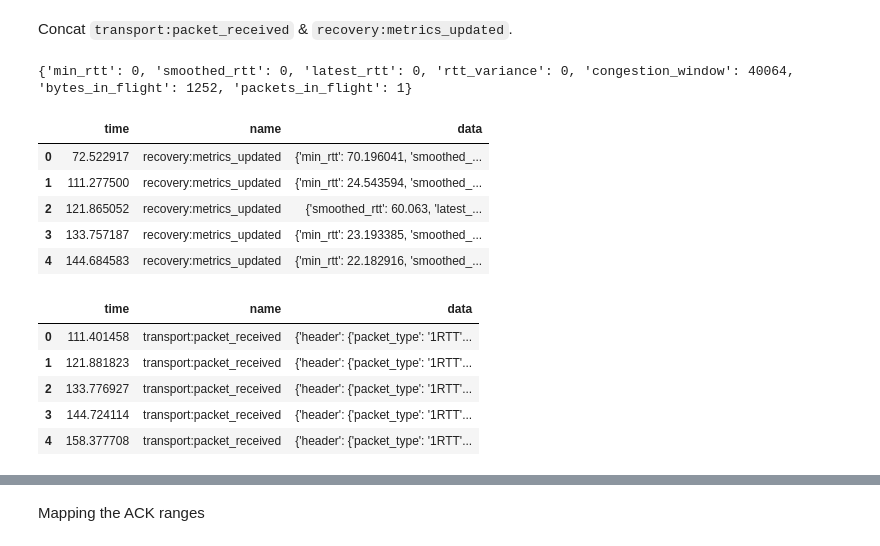
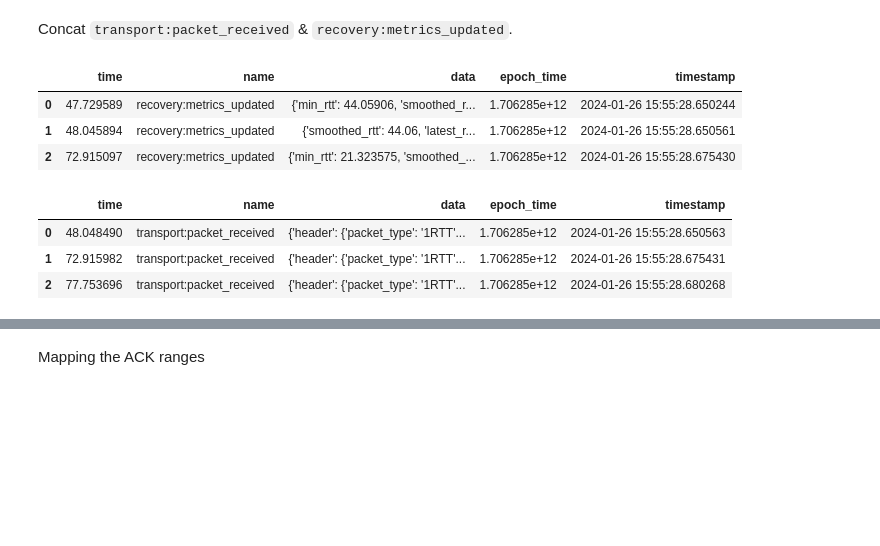
Before and after one commit to mollyy0514/GO_QUIC_socket, a Jupyter notebook: data/qlog_transform.ipynb, the cells around one changed output, grey strips where cells are left out. Cells and saved outputs as stored; diff of their text form; code cells hidden in the pictures; blank space fills up the shorter version.

```diff
--- a/data/qlog_transform.ipynb
+++ b/data/qlog_transform.ipynb
@@ -62,0 +88,18 @@ df = pd.read_csv(csv_file_path)
+# %%
+def GetStartTime(json_data):
+    # unit: ms
+    refTime = json_data[0]["trace"]["common_fields"]["reference_time"]
+    return refTime
+
+def ProcessTime(df, reference_time):
+    # Extract the "time" values from the DataFrame
+    original_times = (df['time'].astype(float))
+
+    # Calculate "epoch_time" and convert to timestamps
+    epoch_times = (reference_time + original_times)
+    timestamps = pd.to_datetime(epoch_times, unit='ms').dt.strftime('%Y-%m-%d %H:%M:%S.%f')
+
+    df['epoch_time'] = epoch_times
+    df['timestamp'] = timestamps
+
+    return df
@@ -62,0 +129,10 @@ df = pd.read_csv(csv_file_path)
+# %%
+sent_df = ProcessTime(sent_df, senderRefTime)
+# Add 8 hours to both epoch times and timestamps to match UMT+8
+# Also sync time with server
+epoch_times_gmt8 = sent_df["epoch_time"] + 8 * 3600 * 1000
+sent_df["epoch_time"] = epoch_times_gmt8
+timestamps_gmt8 = pd.to_datetime(epoch_times_gmt8, unit='ms').dt.strftime('%Y-%m-%d %H:%M:%S.%f')
+sent_df["timestamp"] = timestamps_gmt8
+
+sent_df[-5:]
@@ -63,13 +162,14 @@ df = pd.read_csv(csv_file_path)
 # %% [markdown]
 Parse the data.
 # %%
-metrics_all_rows = df[(df['name'] == 'recovery:metrics_updated') & (df['data'].str.contains("'bytes_in_flight':"))]
-metrics_sent_rows = df[(df['name'] == 'recovery:metrics_updated') & (df['data'].str.contains("{'bytes_in_flight':"))]
-metrics_ack_rows = df[(df['name'] == 'recovery:metrics_updated') & (df['data'].str.contains("'latest_rtt':"))]
-total_sent_rows = df[(df['name'] == 'transport:packet_sent')]
-pk_sent_rows = df[(df['name'] == 'transport:packet_sent') & (df['data'].str.contains("'frame_type': 'stream'"))]
-rcv_ack_rows = df[(df['name'] == 'transport:packet_received') & (df['data'].str.contains("'frame_type': 'ack'")) & (df['data'].str.contains("'packet_type': '1RTT'"))]
-lost_rows = df[df['name'] == 'recovery:packet_lost']
+# sender side data
+metrics_all_rows = sent_df[(sent_df['name'] == 'recovery:metrics_updated') & (sent_df['data'].str.contains("'bytes_in_flight':"))]
+metrics_sent_rows = sent_df[(sent_df['name'] == 'recovery:metrics_updated') & (sent_df['data'].str.contains("{'bytes_in_flight':"))]
+metrics_ack_rows = sent_df[(sent_df['name'] == 'recovery:metrics_updated') & (sent_df['data'].str.contains("'latest_rtt':"))]
+total_sent_rows = sent_df[(sent_df['name'] == 'transport:packet_sent')]
+pk_sent_rows = sent_df[(sent_df['name'] == 'transport:packet_sent') & (sent_df['data'].str.contains("'frame_type': 'stream'"))]
+rcv_ack_rows = sent_df[(sent_df['name'] == 'transport:packet_received') & (sent_df['data'].str.contains("'frame_type': 'ack'")) & (sent_df['data'].str.contains("'packet_type': '1RTT'"))]
+lost_rows = sent_df[sent_df['name'] == 'recovery:packet_lost']
 
 # Get the count of rows
 metrics_all_cnt = len(metrics_all_rows)
@@ -210,26 +317,20 @@ rcv_ack_rows = rcv_ack_rows.reset_index(drop=True)
 initial_ack_metrics = metrics_ack_rows.iloc[[0]]
 metrics_ack_rows.drop(index=metrics_ack_rows.index[0], inplace=True)
 metrics_ack_rows = metrics_ack_rows.reset_index(drop=True)
-# %%
-print(initial_ack_metrics.iloc[0]['data'])
-metrics_ack_rows[:5]
-# %% [output]
-{'min_rtt': 0, 'smoothed_rtt': 0, 'latest_rtt': 0, 'rtt_variance': 0, 'congestion_window': 40064, 'bytes_in_flight': 1252, 'packets_in_flight': 1}
-|  | time | name | data |
-| 0 | 72.522917 | recovery:metrics_updated | {'min_rtt': 70.196041, 'smoothed_... |
-| 1 | 111.277500 | recovery:metrics_updated | {'min_rtt': 24.543594, 'smoothed_... |
-| 2 | 121.865052 | recovery:metrics_updated | {'smoothed_rtt': 60.063, 'latest_... |
-| 3 | 133.757187 | recovery:metrics_updated | {'min_rtt': 23.193385, 'smoothed_... |
-| 4 | 144.684583 | recovery:metrics_updated | {'min_rtt': 22.182916, 'smoothed_... |
+# %%
+metrics_ack_rows[:3]
+# %% [output]
+|  | time | name | data | epoch_time | timestamp |
+| 0 | 47.729589 | recovery:metrics_updated | {'min_rtt': 44.05906, 'smoothed_r... | 1.706285e+12 | 2024-01-26 15:55:28.650244 |
+| 1 | 48.045894 | recovery:metrics_updated | {'smoothed_rtt': 44.06, 'latest_r... | 1.706285e+12 | 2024-01-26 15:55:28.650561 |
+| 2 | 72.915097 | recovery:metrics_updated | {'min_rtt': 21.323575, 'smoothed_... | 1.706285e+12 | 2024-01-26 15:55:28.675430 |
 # %%
-rcv_ack_rows[:5]
+rcv_ack_rows[:3]
 # %% [output]
-|  | time | name | data |
-| 0 | 111.401458 | transport:packet_received | {'header': {'packet_type': '1RTT'... |
-| 1 | 121.881823 | transport:packet_received | {'header': {'packet_type': '1RTT'... |
-| 2 | 133.776927 | transport:packet_received | {'header': {'packet_type': '1RTT'... |
-| 3 | 144.724114 | transport:packet_received | {'header': {'packet_type': '1RTT'... |
-| 4 | 158.377708 | transport:packet_received | {'header': {'packet_type': '1RTT'... |
+|  | time | name | data | epoch_time | timestamp |
+| 0 | 48.048490 | transport:packet_received | {'header': {'packet_type': '1RTT'... | 1.706285e+12 | 2024-01-26 15:55:28.650563 |
+| 1 | 72.915982 | transport:packet_received | {'header': {'packet_type': '1RTT'... | 1.706285e+12 | 2024-01-26 15:55:28.675431 |
+| 2 | 77.753696 | transport:packet_received | {'header': {'packet_type': '1RTT'... | 1.706285e+12 | 2024-01-26 15:55:28.680268 |
 # %%
 print(len(metrics_ack_rows), len(rcv_ack_rows))
 for i in range(rcv_ack_cnt):
```
Also changed, not shown: parts of 61 cells of this notebook, 4 other files.
